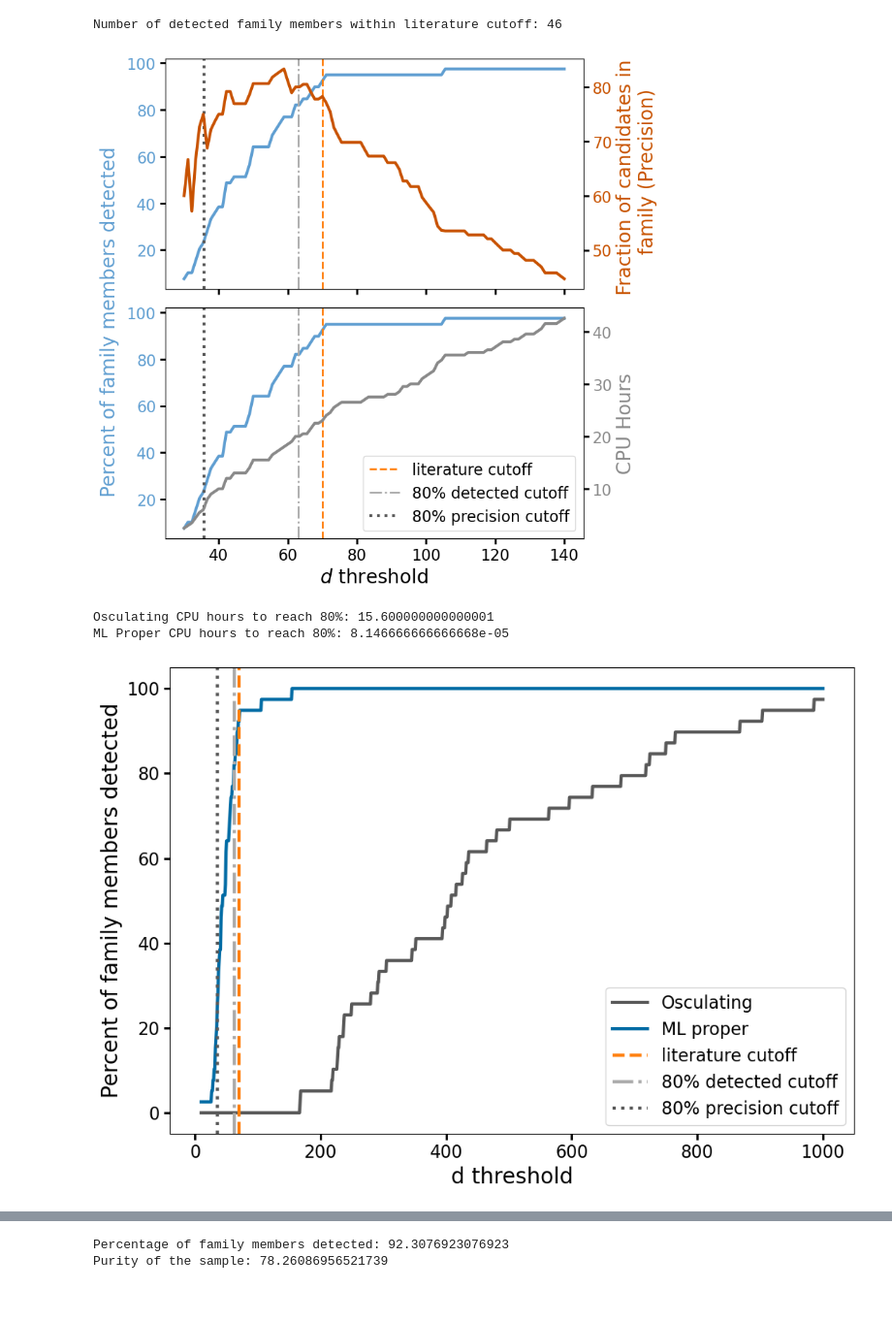
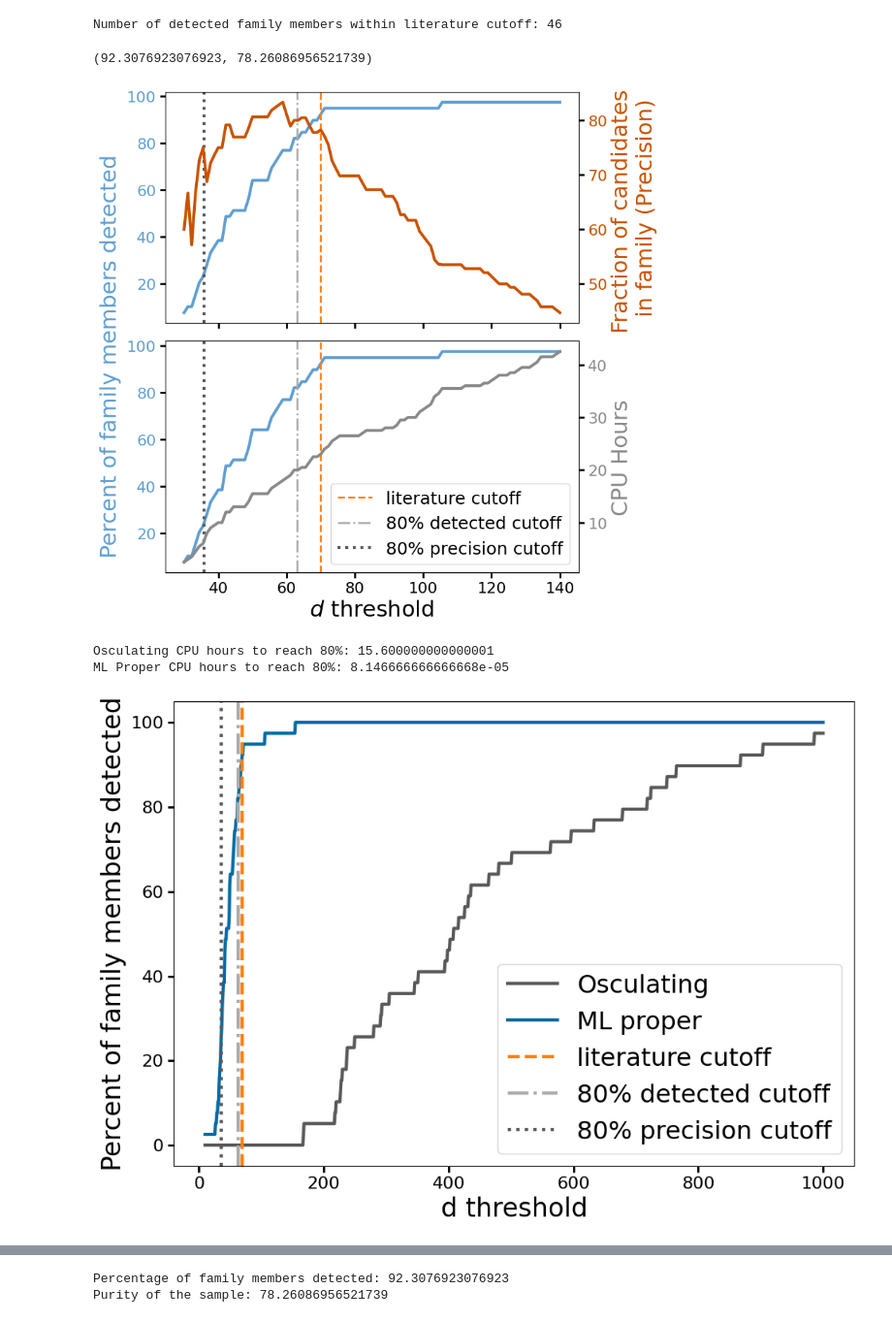
Before and after one commit to YangShen31/proper_elements_prediction, a Jupyter notebook: 4_family_identification/4.1_family_identification.ipynb, the cells around one changed output, grey strips where cells are left out. Shown at 97% size. Saved outputs shown, nothing was run; the diff lists cells and outputs as text; code cells hidden in the pictures.

```diff
--- a/4_family_identification/4.1_family_identification.ipynb
+++ b/4_family_identification/4.1_family_identification.ipynb
@@ -106,6 +106,13 @@ num_family_detected = d_df_pred[d_df_pred["d"] < 70].drop_duplicates(subset = ["
 print(f"Number of detected family members within literature cutoff: {len(num_family_detected)}")
 # %% [output]
 Number of detected family members within literature cutoff: 46
+# %%
+filtered_df = d_df_pred[d_df_pred["d"] < 70]
+filtered_df = filtered_df.drop_duplicates(subset = ["name_asteroid"])
+family_slab_df = filtered_df[filtered_df["name_asteroid"].isin(name_list)]
+len(family_slab_df)/num_family_slab * 100, len(family_slab_df)/(len(filtered_df)) * 100
+# %% [output]
+(92.3076923076923, 78.26086956521739)
 # %%
 d_values = np.linspace(30, 140, 100)
 percent_detected = []
@@ -125,7 +132,7 @@ for d in d_values:
 
 fig, (ax1, ax3) = plt.subplots(2, 1, sharex=True, figsize=(8, 8))
 
-fig.text(-0.03, 0.5, 'Percent of family members detected', va='center', rotation='vertical', color=colors[4], fontsize=20)
+fig.text(-0.03, 0.5, 'Percent of family members detected', va='center', rotation='vertical', color=colors[4], fontsize=23)
 
 ax1.plot(d_values, percent_detected, color=colors[4], rasterized=True)
 # ax1.set_xlabel('d values')
@@ -139,29 +146,29 @@ ax1.axvline(x=d_80_precision_cutoff, color=colors[3], linestyle=':', linewidth=3
 
 ax2 = ax1.twinx()
 ax2.plot(d_values, purity, color=colors[5], label='Purity', rasterized=True)
-ax2.set_ylabel('Fraction of candidates in \n family (Precision)', color=colors[5])
+ax2.set_ylabel('Fraction of candidates \nin family (Precision)', color=colors[5], fontsize = 23)
 ax2.tick_params(axis='y', labelcolor=colors[5])
 
 ax3.plot(d_values, percent_detected, color=colors[4], rasterized=True)
-ax3.set_xlabel('$d$ threshold')
+ax3.set_xlabel('$d$ threshold', fontsize = 23)
 # ax3.set_ylabel('Percent of family \n members detected', color=colors[4])
 ax3.tick_params(axis='x')
 ax3.tick_params(axis='y', labelcolor=colors[4])
 ax3.axvline(x=d_published, color=colors[1], linestyle='--', linewidth=2, label = "literature cutoff")
 ax3.axvline(x=d_80_percent_cutoff, color=colors[2], linestyle='-.', linewidth=2, label = "80% detected cutoff")
 ax3.axvline(x=d_80_precision_cutoff, color=colors[3], linestyle=':', linewidth=3, label = "80% precision cutoff")
-ax3.legend()
+ax3.legend(fontsize = 18)
 
 ax4 = ax3.twinx()
 ax4.plot(d_values, cpu_hours, color=colors[6], label='CPU Hours')
-ax4.set_ylabel('CPU Hours', color=colors[6])
+ax4.set_ylabel('CPU Hours', color=colors[6], fontsize = 23)
 ax4.tick_params(axis='y', labelcolor=colors[6])
 
 fig.tight_layout()
 plt.savefig("../plots/percent_precision_CPU.pdf", bbox_inches='tight')
 plt.show()
 # %% [output]
-[figure, old version]
+[figure, new version]
 # %%
 print(f"Osculating CPU hours to reach 80%: {num_family_slab * 0.8 * 0.5}")
 print(f"ML Proper CPU hours to reach 80%: {num_family_slab * 0.8 * 0.0094 * 1/3600}")
@@ -171,34 +178,34 @@ ML Proper CPU hours to reach 80%: 8.146666666666668e-05
 # %%
 d_values = np.linspace(10, 1000, 1000)
 
 percent_detected_by_source = {
 	"Osculating": [],
 	"ML proper": []
 }
 
 for label, d_df in zip(["Osculating", "ML proper"], [d_df_osc, d_df_pred]):
 	for d in d_values:
 		filtered_df = d_df[d_df["d"] < d]
 		filtered_df = filtered_df.drop_duplicates(subset=["name_asteroid"])
 		family_slab_df = filtered_df[filtered_df["name_asteroid"].isin(name_list)]
 		percent = len(family_slab_df) / num_family_slab * 100
 		percent_detected_by_source[label].append(percent)
 
 plt.figure(figsize=(10, 7))
 plt.plot(d_values, percent_detected_by_source["Osculating"], label=f"Osculating", color=colors[3], rasterized=True)
 plt.plot(d_values, percent_detected_by_source["ML proper"], label="ML proper", color=colors[0], rasterized=True)
 plt.axvline(d_published, color=colors[1], linestyle="--", label="literature cutoff")
 plt.axvline(d_80_percent_cutoff, color=colors[2], linestyle="-.", label="80% detected cutoff")
 plt.axvline(d_80_precision_cutoff, color=colors[3], linestyle=":", label="80% precision cutoff")
-plt.xlabel("d threshold")
-plt.ylabel("Percent of family members detected")
+plt.xlabel("d threshold", fontsize = 24)
+plt.ylabel("Percent of family members detected", fontsize = 24)
 # plt.title("Detection Rate vs. d Threshold")
-plt.legend()
+plt.legend(fontsize = 23)
 plt.tight_layout()
 plt.savefig("../plots/detection_rate_d.pdf")
 plt.show()
 # %% [output]
-[figure, old version]
+[figure, new version]
 # %%
 cpu_hours = {
 	"Osculating": [],
```
Also changed, not shown: parts of 2 cells of this notebook, 8 other files.
